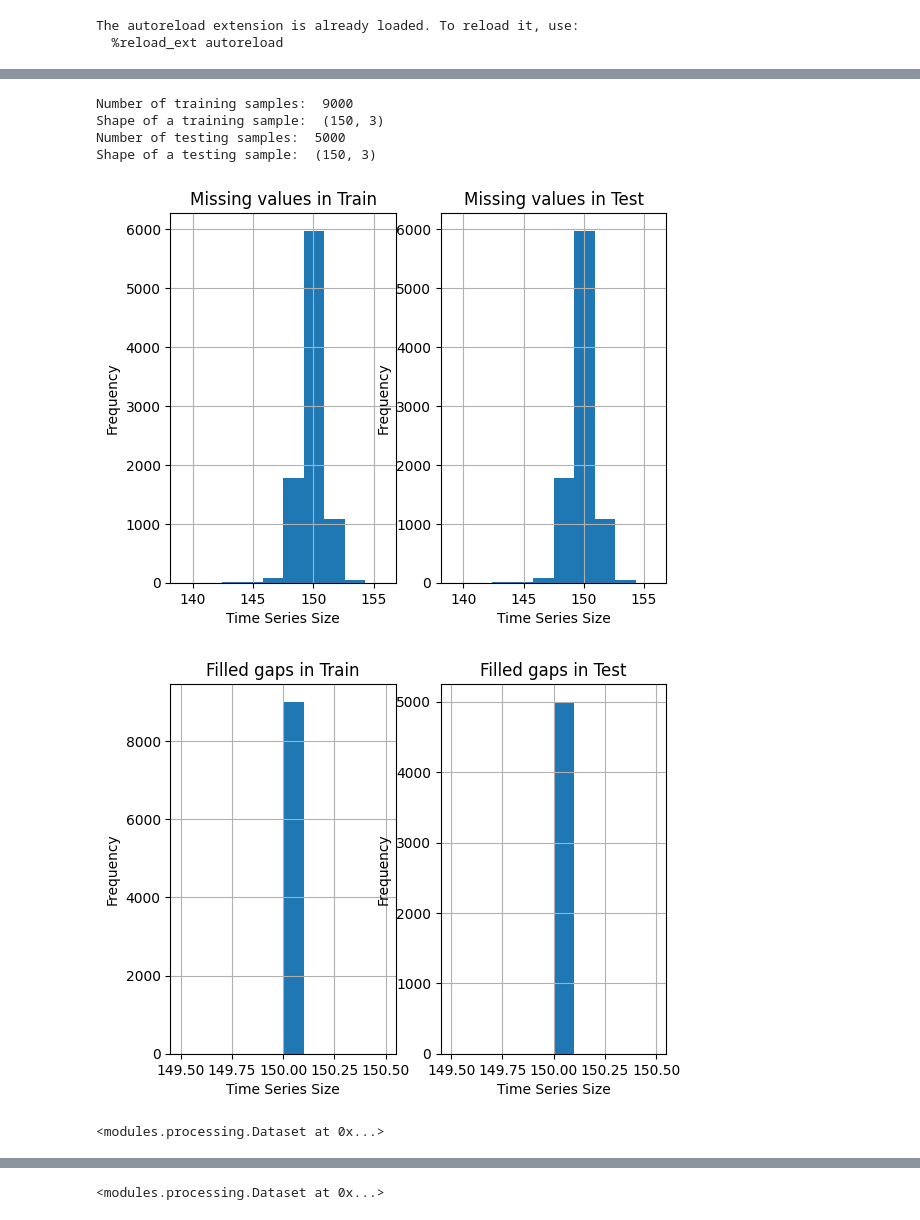
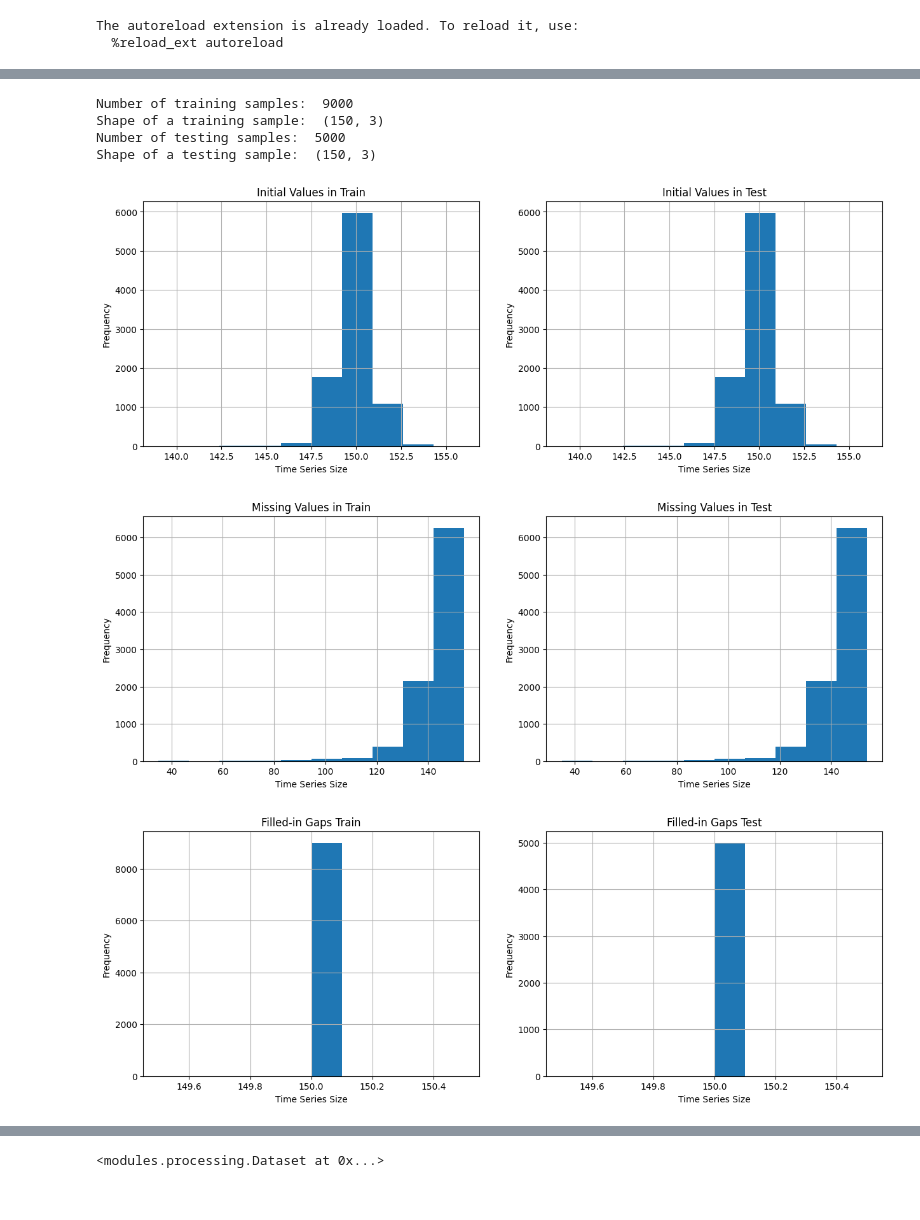
Before and after one commit to fusedbloxxer/ub-g11-pml, a Jupyter notebook: projects/smart/src/main.ipynb, the cells around one changed output, grey strips where cells are left out. Drawn from its saved outputs; the diff is of its cells as text; code cells hidden in the pictures.

```diff
--- a/projects/smart/src/main.ipynb
+++ b/projects/smart/src/main.ipynb
@@ -54,67 +64,64 @@ Available devices =  [PhysicalDevice(name='/physical_device:CPU:0', device_type=
 # %%
 # Load the data from disk
 dataset = pg.Dataset(DATASET_PATH)
 
 # Compute sizes in order to search for potential missing values in each time series
 train_sizes = [sample.shape[0] for sample in dataset.train_data]
 test_sizes = [sample.shape[0] for sample in dataset.train_data]
 
 # Display missing value stats
-pt.figure()
+pt.figure(figsize=(15, 5))
 for i, (sizes, title) in enumerate([(train_sizes, 'train'), (test_sizes, 'test')]):
   pt.subplot(1, 2, i + 1)
-  pt.title(f'Missing values in {title.capitalize()}')
+  pt.title(f'Initial Values in {title.capitalize()}')
   pt.xlabel('Time Series Size')
   pt.ylabel('Frequency')
   pt.hist(sizes)
   pt.grid(True)
 # %% [output]
 Number of training samples:  9000
 Shape of a training sample:  (150, 3)
 Number of testing samples:  5000
 Shape of a testing sample:  (150, 3)
-[figure, old version]
+[figure, new version]
 # %%
-# # Remove outliers
-# dataset.remove_outliers(by='global', factor=4)
+# Remove outliers
+dataset.remove_outliers(by='class', factor=1.5)
 
-# # Compute sizes in order to search for potential missing values in each time series
-# train_sizes = [sample.shape[0] for sample in dataset.train_data]
-# test_sizes = [sample.shape[0] for sample in dataset.train_data]
+# Compute sizes in order to search for potential missing values in each time series
+train_sizes = [sample.shape[0] for sample in dataset.train_data]
+test_sizes = [sample.shape[0] for sample in dataset.train_data]
 
-# # Display missing value stats
-# pt.figure()
-# for i, (sizes, title) in enumerate([(train_sizes, 'train'), (test_sizes, 'test')]):
-#   pt.subplot(1, 2, i + 1)
-#   pt.title(f'Missing values in {title.capitalize()}')
-#   pt.xlabel('Time Series Size')
-#   pt.ylabel('Frequency')
-#   pt.hist(sizes)
-#   pt.grid(True)
+# Display missing value stats
+pt.figure(figsize=(15, 5))
+for i, (sizes, title) in enumerate([(train_sizes, 'train'), (test_sizes, 'test')]):
+  pt.subplot(1, 2, i + 1)
+  pt.title(f'Missing Values in {title.capitalize()}')
+  pt.xlabel('Time Series Size')
+  pt.ylabel('Frequency')
+  pt.hist(sizes)
+  pt.grid(True)
+# %% [output]
+[figure, added]
 # %%
 # Fill holes using interpolation
-dataset.fill_gaps(n_size=150, min_limit=None)
+dataset.fill_gaps(n_size=150, min_limit=50)
 
 # Compute sizes in order to search for potential missing values in each time series
 train_sizes = [sample.shape[0] for sample in dataset.train_data]
 test_sizes = [sample.shape[0] for sample in dataset.test_data]
 
 # Display missing value stats
-pt.figure()
+pt.figure(figsize=(15, 5))
 for i, (sizes, title) in enumerate([(train_sizes, 'train'), (test_sizes, 'test')]):
   pt.subplot(1, 2, i + 1)
-  pt.title(f'Filled gaps in {title.capitalize()}')
+  pt.title(f'Filled-in Gaps {title.capitalize()}')
   pt.xlabel('Time Series Size')
   pt.ylabel('Frequency')
   pt.hist(sizes)
   pt.grid(True)
 # %% [output]
-[figure, old version]
+[figure, new version]
-# %%
-# Perfrom data preprocessing before normalization
-dataset.preprocess(rounding=None)
-# %% [output]
-<modules.processing.Dataset at 0x...>
 # %%
 # Sample three recordings
 gen = default_rng(24)
```
Also changed, not shown: parts of 8 cells of this notebook, 13 other files.
